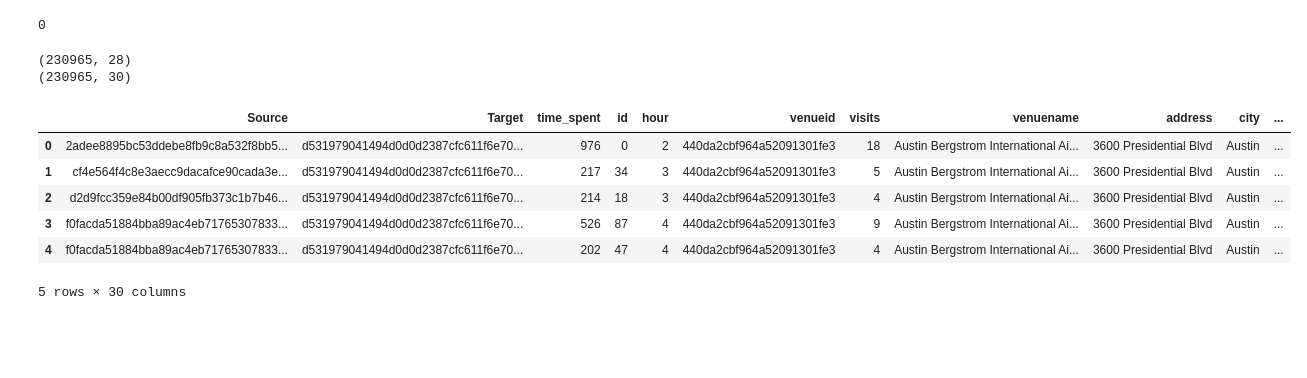
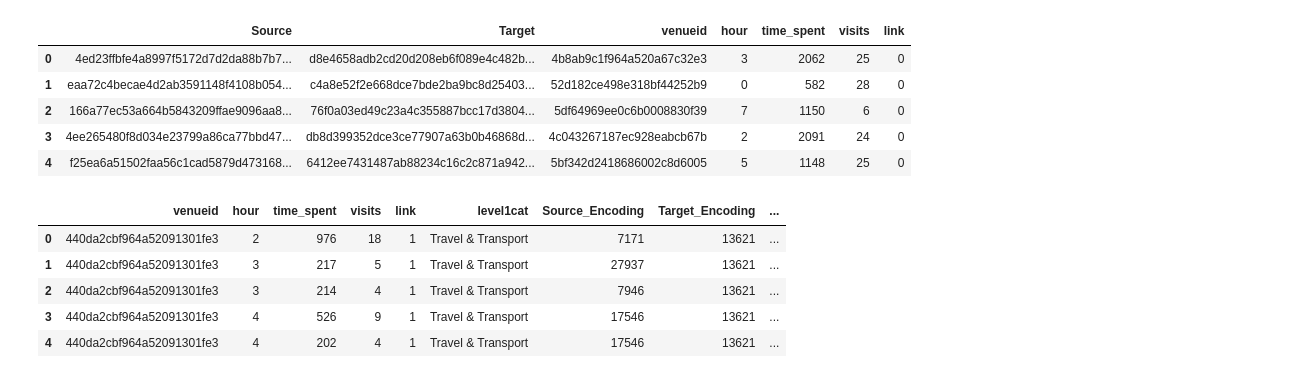
Before and after one commit to Djadih/Complex-Networks-Colocations, a Jupyter notebook: regression.ipynb, the cells around one changed output. Drawn from its saved outputs; the diff is of its cells as text; code cells hidden in the pictures; blank space fills up the shorter version.

```diff
--- a/regression.ipynb
+++ b/regression.ipynb
@@ -78,5 +69,20 @@ for i in range(len(merged_df['Source'])):
-# %%
-neg_df.to_csv("neg_samples.csv")
-neg_df.head()
-# %% [output]
-0
+# %%
+neg_df = pd.read_csv("neg_samples_10000.csv")
+features_df_neg = neg_df.copy()[["Source","Target","venueid","hour","time_spent","visits"]]
+features_df_neg["link"] = 0
+features_df_neg = features_df_neg.astype({"hour":"int32","visits":"int32","time_spent":"int32"})
+features_df_neg.head()
+# %% [output]
+|  | Source | Target | venueid | hour | time_spent | visits | link |
+| 0 | 4ed23ffbfe4a8997f5172d7d2da88b7b7... | d8e4658adb2cd20d208eb6f089e4c482b... | 4b8ab9c1f964a520a67c32e3 | 3 | 2062 | 25 | 0 |
+| 1 | eaa72c4becae4d2ab3591148f4108b054... | c4a8e52f2e668dce7bde2ba9bc8d25403... | 52d182ce498e318bf44252b9 | 0 | 582 | 28 | 0 |
+| 2 | 166a77ec53a664b5843209ffae9096aa8... | 76f0a03ed49c23a4c355887bcc17d3804... | 5df64969ee0c6b0008830f39 | 7 | 1150 | 6 | 0 |
+| 3 | 4ee265480f8d034e23799a86ca77bbd47... | db8d399352dce3ce77907a63b0b46868d... | 4c043267187ec928eabcb67b | 2 | 2091 | 24 | 0 |
+| 4 | f25ea6a51502faa56c1cad5879d473168... | 6412ee7431487ab88234c16c2c871a942... | 5bf342d2418686002c8d6005 | 5 | 1148 | 25 | 0 |
+# %%
+
+features_df_pos = merged_df.copy()[["Source","Target","venueid","hour","time_spent","visits"]]
+features_df_pos["link"] = 1
+features_df_pos.head()
+# %%
+features_df_pos = features_df_pos.merge(places_df[['level1cat','venueid']], on='venueid')
@@ -87,13 +95,7 @@ node_encodings = np.arange(size)
 node_list = list(node_set)
 # %%
 node_encoding_df = pd.DataFrame({'Node':node_list,'Source_Encoding':node_encodings})
-node_encoding_df.shape
-encoded_df = merged_df.merge(node_encoding_df, left_on='Source',right_on='Node')
+encoded_df = features_df_pos.merge(node_encoding_df, left_on='Source',right_on='Node')
 node_encoding_df = pd.DataFrame({'Node':node_list,'Target_Encoding':node_encodings})
 encoded_df = encoded_df.merge(node_encoding_df, left_on='Target',right_on='Node')
-encoded_df = encoded_df.drop(['Node_x','Node_y'],axis=1)
-print(merged_df.shape)
-print(encoded_df.shape)
+encoded_df_pos = encoded_df.drop(['Node_x','Node_y'],axis=1)
-# %% [output]
-(230965, 28)
-(230965, 30)
@@ -100,10 +108,9 @@ print(encoded_df.shape)
 # %%
-encoded_df.head()
+encoded_df_pos.head()
 # %% [output]
-|  | Source | Target | time_spent | id | hour | venueid | visits | venuename | address | city | ... |
-| 0 | 2adee8895bc53ddebe8fb9c8a532f8bb5... | d531979041494d0d0d2387cfc611f6e70... | 976 | 0 | 2 | 440da2cbf964a52091301fe3 | 18 | Austin Bergstrom International Ai... | 3600 Presidential Blvd | Austin | ... |
-| 1 | cf4e564f4c8e3aecc9dacafce90cada3e... | d531979041494d0d0d2387cfc611f6e70... | 217 | 34 | 3 | 440da2cbf964a52091301fe3 | 5 | Austin Bergstrom International Ai... | 3600 Presidential Blvd | Austin | ... |
-| 2 | d2d9fcc359e84b00df905fb373c1b7b46... | d531979041494d0d0d2387cfc611f6e70... | 214 | 18 | 3 | 440da2cbf964a52091301fe3 | 4 | Austin Bergstrom International Ai... | 3600 Presidential Blvd | Austin | ... |
-| 3 | f0facda51884bba89ac4eb71765307833... | d531979041494d0d0d2387cfc611f6e70... | 526 | 87 | 4 | 440da2cbf964a52091301fe3 | 9 | Austin Bergstrom International Ai... | 3600 Presidential Blvd | Austin | ... |
-| 4 | f0facda51884bba89ac4eb71765307833... | d531979041494d0d0d2387cfc611f6e70... | 202 | 47 | 4 | 440da2cbf964a52091301fe3 | 4 | Austin Bergstrom International Ai... | 3600 Presidential Blvd | Austin | ... |
+|  | venueid | hour | time_spent | visits | link | level1cat | Source_Encoding | Target_Encoding | ... |
+| 0 | 440da2cbf964a52091301fe3 | 2 | 976 | 18 | 1 | Travel & Transport | 7171 | 13621 | ... |
+| 1 | 440da2cbf964a52091301fe3 | 3 | 217 | 5 | 1 | Travel & Transport | 27937 | 13621 | ... |
+| 2 | 440da2cbf964a52091301fe3 | 3 | 214 | 4 | 1 | Travel & Transport | 7946 | 13621 | ... |
+| 3 | 440da2cbf964a52091301fe3 | 4 | 526 | 9 | 1 | Travel & Transport | 17546 | 13621 | ... |
+| 4 | 440da2cbf964a52091301fe3 | 4 | 202 | 4 | 1 | Travel & Transport | 17546 | 13621 | ... |
-5 rows × 30 columns
```
Also changed, not shown: parts of 15 cells of this notebook, 1 other file.
